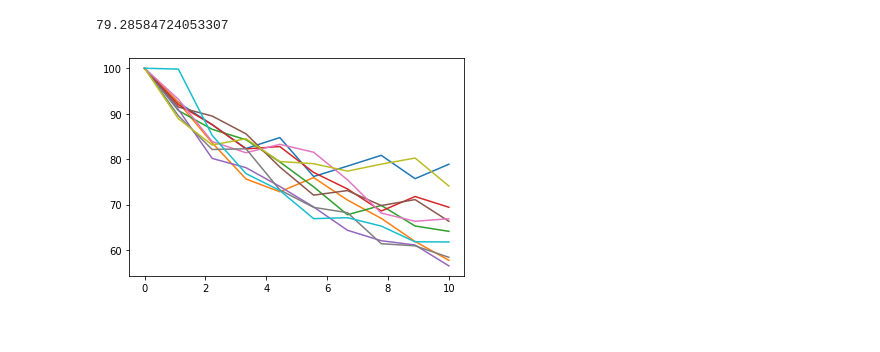
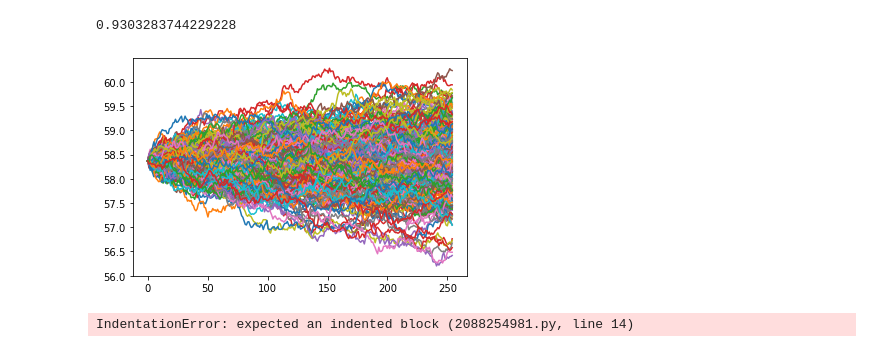
Before and after one commit to angusmit/UCL_Master_Dissertation, a Jupyter notebook: test.ipynb, the cells around one changed output. Saved outputs shown, nothing was run; the diff lists cells and outputs as text; code cells hidden in the pictures.

Commit message:
added MJD and theorectical mean and var, TBC

```diff
--- a/test.ipynb
+++ b/test.ipynb
@@ -31,9 +31,9 @@ def mv_path(S0,mean,volatility,T=1,t=252,N=100,k=1):
     dt = T/t
     mu = mean
     sigma = volatility
-    S[0] = S0
+    S[0] = np.log(S0)
     #alpha = mu
-    #alpha = mu - ((sigma ** 2) / (2*k))
+    alpha = mu - ((sigma ** 2) / (2*k))
     for i in range(1,t):
         phi = npr.normal(0,1,N)
         S[i] = S[i-1] + k * (alpha - S[i-1]) * dt + sigma * phi * np.sqrt(dt)
@@ -44,10 +44,31 @@ def plot_path(df,t=252):
     for i in range(0,t):
         plt.plot(x,df[::,i])
 #def mv_path(S0,mean,volatility,T=1,t=252,N=1000,k=1):
-df = mv_path(100,90,10,1,10,100)
-#df = mv_path(10,10,3,1,252,10000)
-plot_path(df,10)
-np.mean(df)
+#df = mv_path(100,90,10,1,10,100)
+df = mv_path(58.37,0.0065,1.3677e-02,1,254,1000,6.616e-05)
-# %% [output]
-79.28584724053307
-[figure, removed]
+# %%
+S0,mean,volatility,T,t,N,k = 58.37,0.0065,1.3677e-02,1,254,1000,6.616e-05
+alpha = mean - ((volatility ** 2) / (2*k))
+#df = mv_path(10,10,3,1,252,10000)
+plot_path(np.exp(df),254)
+
+# Estimated - theorectical mean
+np.mean(np.exp(df)) - np.exp(-k*t)*S0 + (1-np.exp(-k*t))*alpha
+# %% [output]
+0.9303283744229228
+[figure, added]
+# %%
+#rho,delta, gamma
+i = 100
+j = 100
+V = np.zeros((100,100))
+r,t,T = 0.03, 0,10
+S = 100
+K =90
+V[0] = K * np.exp(-r * (T-t))
+V[::,-1] = max(S-K)
+V[-1] = 0
+for n in range(1,i-1):
+    for m in range(1,j-1):
+# %% [output]
+IndentationError: expected an indented block (2088254981.py, line 14)
```
Also changed, not shown: parts of 7 cells of this notebook, 1 other file.
